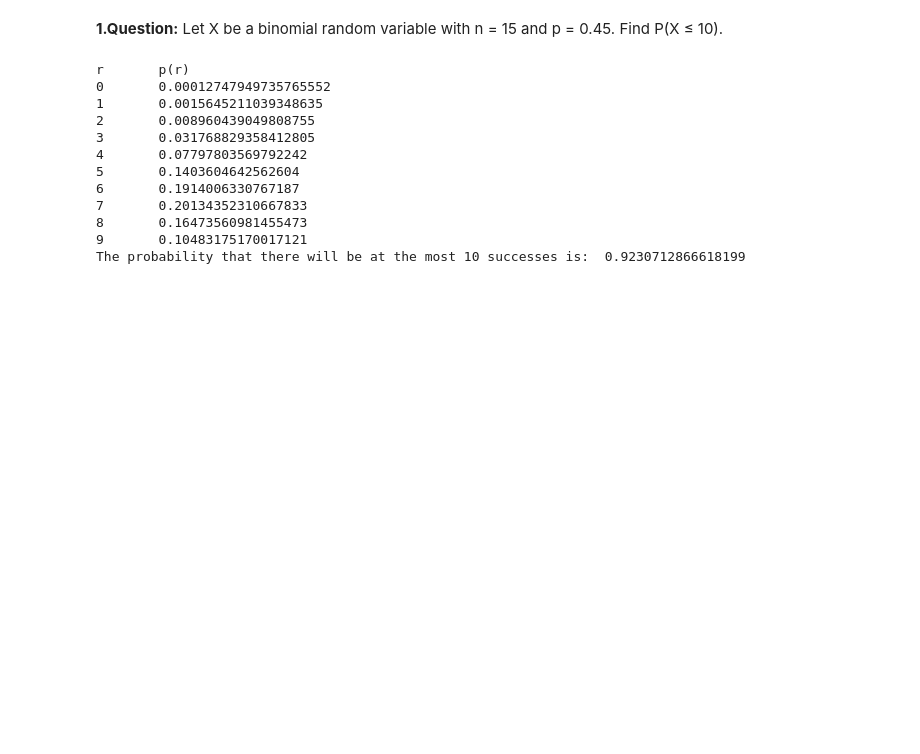
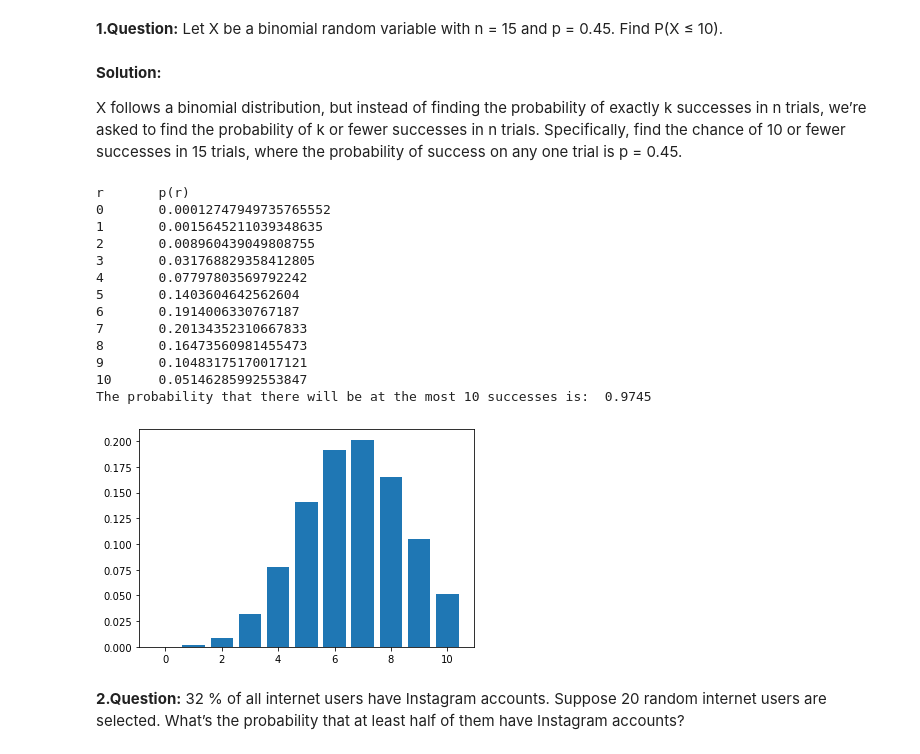
Before and after one commit to davidedesi/profile, a Jupyter notebook: statistics_exercises_with_python/python_statistics_exercises.ipynb, the cells around one changed output. Cells and saved outputs as stored; diff of their text form; code cells hidden in the pictures; blank space fills up the shorter version.

Commit message:
Complete Bernoulli random variables

```diff
--- a/statistics_exercises_with_python/python_statistics_exercises.ipynb
+++ b/statistics_exercises_with_python/python_statistics_exercises.ipynb
@@ -458,23 +458,29 @@ The probability that exactly 5 students will forget their calculator today:  0.0
 ### 07 At least and at most, and mean, variance, and standard deviation
 # %% [markdown]
 __1.Question:__ Let X be a binomial random variable with n = 15 and p = 0.45. Find P(X ≤ 10).
+# %% [markdown]
+__Solution:__
+
+X follows a binomial distribution, but instead of finding the probability of exactly k successes in n trials, we’re asked to find the probability of k or
+fewer successes in n trials. Specifically, find the chance of 10 or fewer successes in 15 trials, where the probability of success on any one trial is
+p = 0.45.
 # %%
 from scipy.stats import binom
 # setting the values
 # of n and p
 n = 15
 p = 0.45
-# defining the list of r values
-r_values = list(range(10))
+# defining the list of r values. n-4 because we are looking for p in less than 10 attempts (so from 0 to 10 included)
+r_values = list(range(n-4))
 
 # list of pmf values
 dist = [binom.pmf(r, n, p) for r in r_values ]
 # printing the table
 print("r\tp(r)")
-for i in range(10):
+for i in range(n-4):
 	print(str(r_values[i]) + "\t" + str(dist[i]))
 # printing the sum of probability, to get P(x<=10)
-print("The probability that there will be at the most 10 successes is: ",(sum(dist)))
+print("The probability that there will be at the most 10 successes is: ",round(sum(dist),4))
 # %% [output]
 r       p(r)
 0       0.00012747949735765552
@@ -487,4 +493,14 @@ r       p(r)
 7       0.20134352310667833
 8       0.16473560981455473
 9       0.10483175170017121
-The probability that there will be at the most 10 successes is:  0.9230712866618199
+10      0.05146285992553847
+The probability that there will be at the most 10 successes is:  0.9745
+# %%
+# plotting the graph
+plt.bar(r_values, dist)
+plt.show()
+# %% [output]
+[figure, added]
+# %% [markdown]
+__2.Question:__ 32 % of all internet users have Instagram accounts. Suppose 20 random internet users are selected. What’s the probability that at least
+half of them have Instagram accounts?
```
Also changed, not shown: parts of 7 cells of this notebook.
